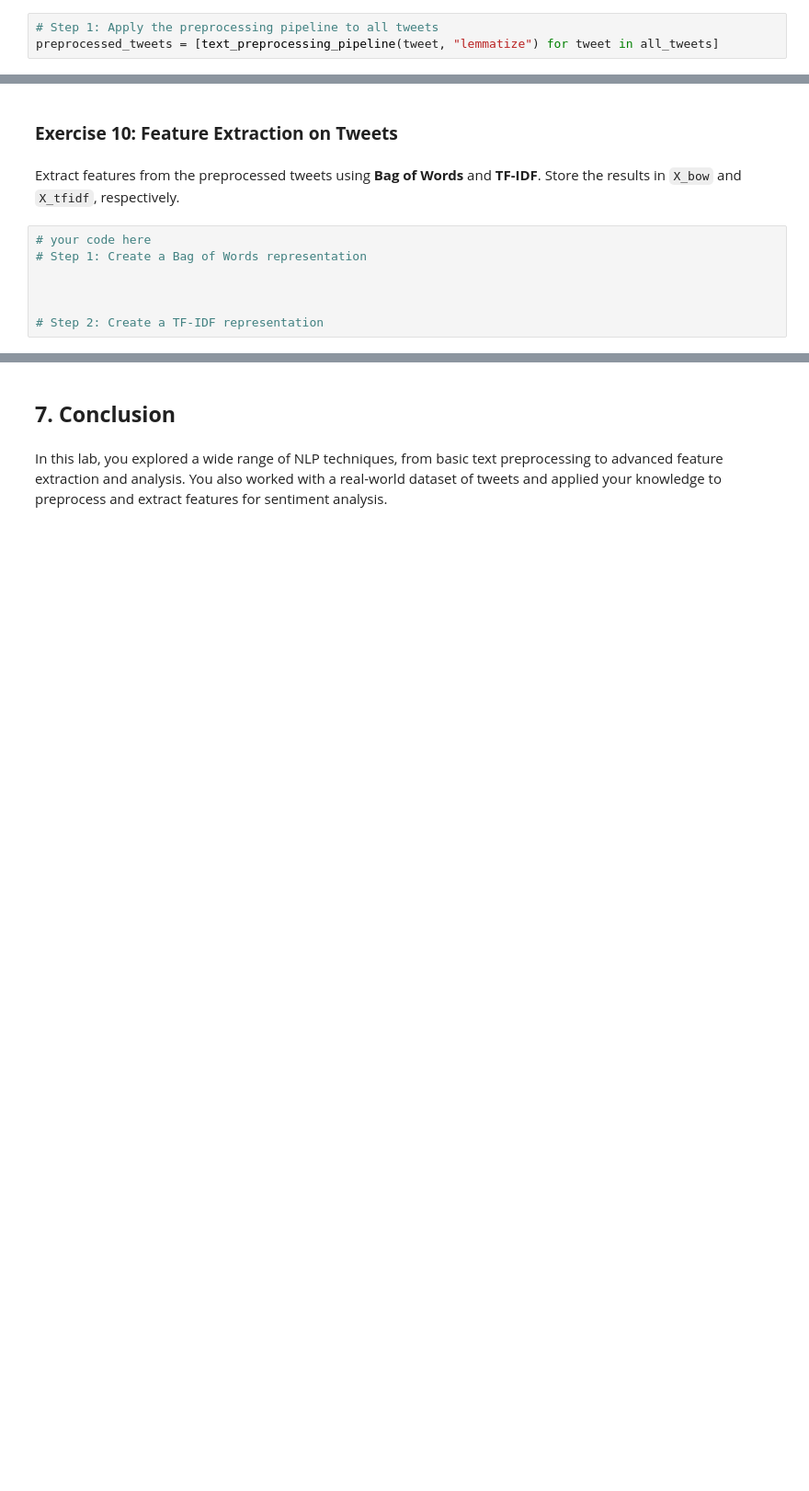
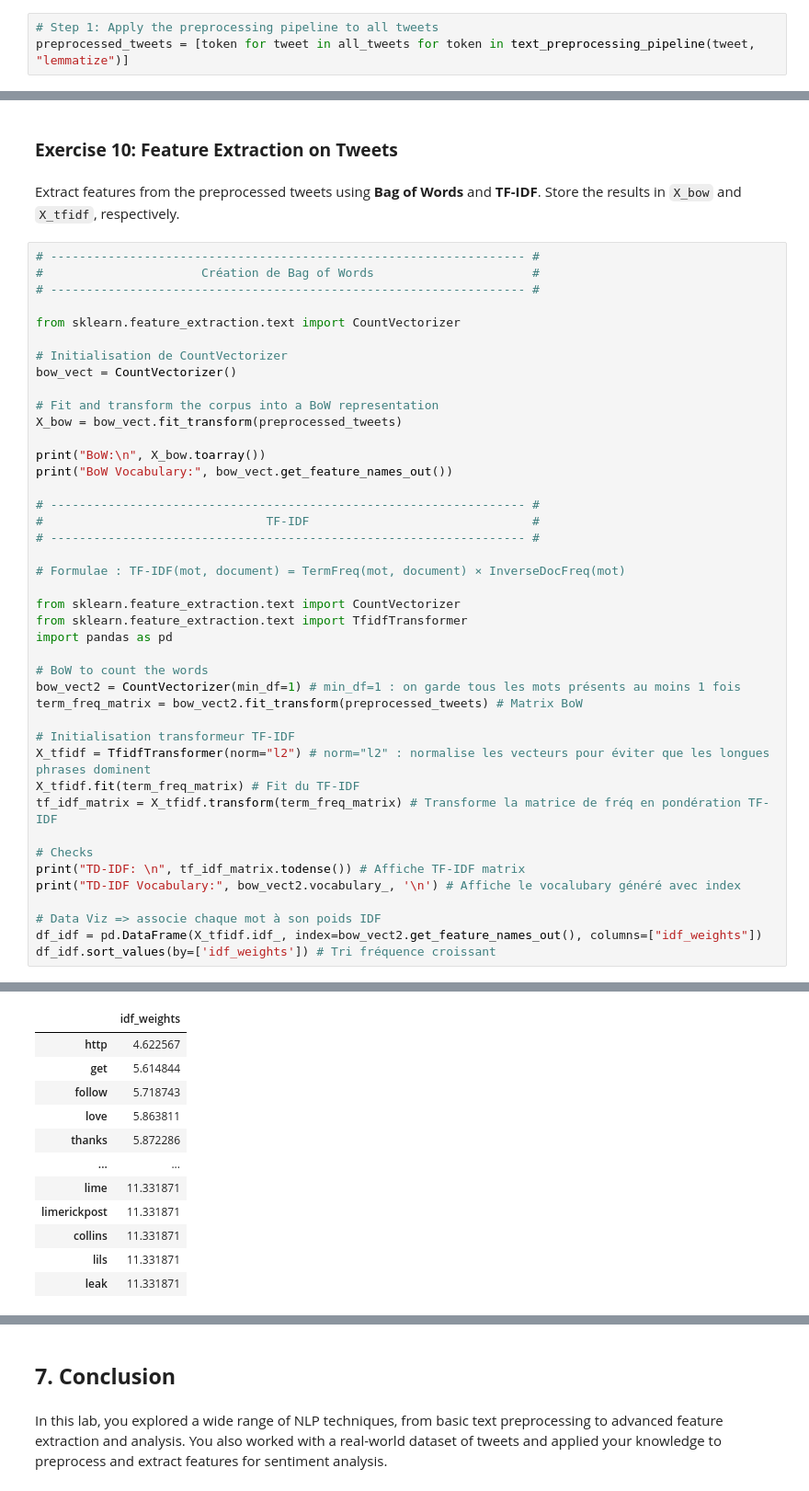
Before and after one commit to Jyok1m/lab-py-nlp, a Jupyter notebook: lab-py-nlp.ipynb, the cells around one changed output, grey strips where cells are left out. Shown at 92% size. Drawn from its saved outputs; the diff is of its cells as text; blank space fills up the shorter version.

```diff
--- a/lab-py-nlp.ipynb
+++ b/lab-py-nlp.ipynb
@@ -421,6 +421,6 @@ print(stopwords.fileids())
 ['albanian', 'arabic', 'azerbaijani', 'basque', 'belarusian', 'bengali', 'catalan', 'chinese', 'danish', 'dutch', 'english', 'finnish', 'french', 'german', 'greek', 'hebrew', 'hinglish', 'hungarian',  ...
 # %%
 # Step 1: Apply the preprocessing pipeline to all tweets
-preprocessed_tweets = [text_preprocessing_pipeline(tweet, "lemmatize") for tweet in all_tweets]
+preprocessed_tweets = [token for tweet in all_tweets for token in text_preprocessing_pipeline(tweet, "lemmatize")]
 # %%
 # Print a sample preprocessed tweet
@@ -432,9 +432,45 @@ Preprocessed Tweets Sample: ['followfriday', 'top', 'engaged', 'member', 'commun
 # %% [markdown]
 Extract features from the preprocessed tweets using **Bag of Words** and **TF-IDF**. Store the results in ``X_bow`` and ``X_tfidf``, respectively.
 # %%
-# your code here
-# Step 1: Create a Bag of Words representation
+# ------------------------------------------------------------------ #
+#                      Création de Bag of Words                      #
+# ------------------------------------------------------------------ #
 
+from sklearn.feature_extraction.text import CountVectorizer
 
+# Initialisation de CountVectorizer
+bow_vect = CountVectorizer()
 
-# Step 2: Create a TF-IDF representation
+# Fit and transform the corpus into a BoW representation
+X_bow = bow_vect.fit_transform(preprocessed_tweets)
+
+print("BoW:\n", X_bow.toarray())
+print("BoW Vocabulary:", bow_vect.get_feature_names_out())
+
+# ------------------------------------------------------------------ #
+#                               TF-IDF                               #
+# ------------------------------------------------------------------ #
+
+# Formulae : TF-IDF(mot, document) = TermFreq(mot, document) × InverseDocFreq(mot)
+
+from sklearn.feature_extraction.text import CountVectorizer
+from sklearn.feature_extraction.text import TfidfTransformer
+import pandas as pd
+
+# BoW to count the words
+bow_vect2 = CountVectorizer(min_df=1) # min_df=1 : on garde tous les mots présents au moins 1 fois
+term_freq_matrix = bow_vect2.fit_transform(preprocessed_tweets) # Matrix BoW
+
+# Initialisation transformeur TF-IDF
+X_tfidf = TfidfTransformer(norm="l2") # norm="l2" : normalise les vecteurs pour éviter que les longues phrases dominent
+X_tfidf.fit(term_freq_matrix) # Fit du TF-IDF
+tf_idf_matrix = X_tfidf.transform(term_freq_matrix) # Transforme la matrice de fréq en pondération TF-IDF
+
+# Checks
+print("TD-IDF: \n", tf_idf_matrix.todense()) # Affiche TF-IDF matrix
+print("TD-IDF Vocabulary:", bow_vect2.vocabulary_, '\n') # Affiche le vocalubary généré avec index
+
+# Data Viz => associe chaque mot à son poids IDF
+df_idf = pd.DataFrame(X_tfidf.idf_, index=bow_vect2.get_feature_names_out(), columns=["idf_weights"])
+df_idf.sort_values(by=['idf_weights']) # Tri fréquence croissant
+# %% [output]
@@ -440,0 +495,12 @@ Extract features from the preprocessed tweets using **Bag of Words** and **TF-ID
+|  | idf_weights |
+| http | 4.622567 |
+| get | 5.614844 |
+| follow | 5.718743 |
+| love | 5.863811 |
+| thanks | 5.872286 |
+| ... | ... |
+| lime | 11.331871 |
+| limerickpost | 11.331871 |
+| collins | 11.331871 |
+| lils | 11.331871 |
+| leak | 11.331871 |
```
Also changed, not shown: parts of 3 cells of this notebook.
